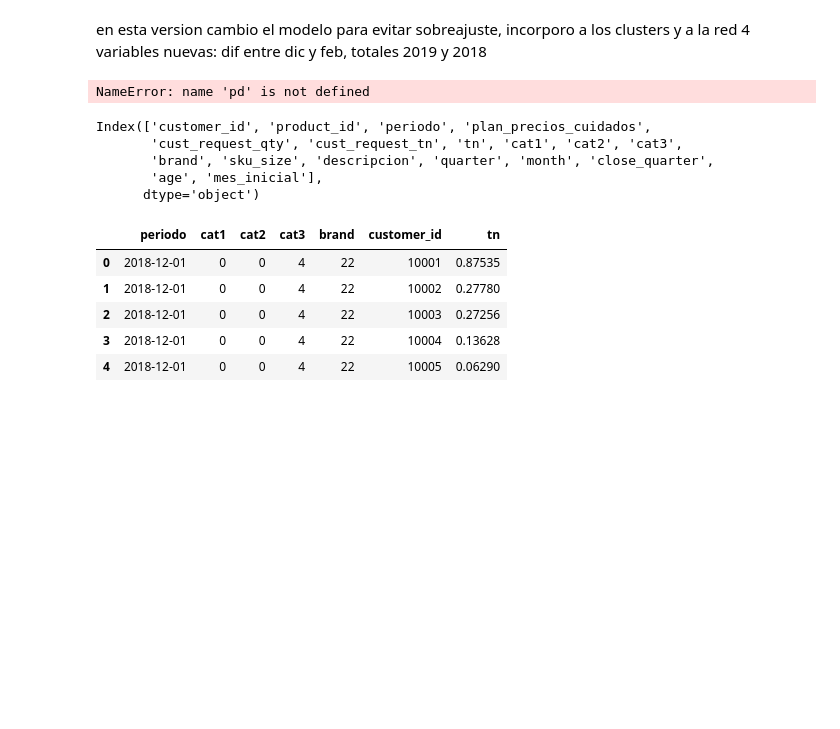
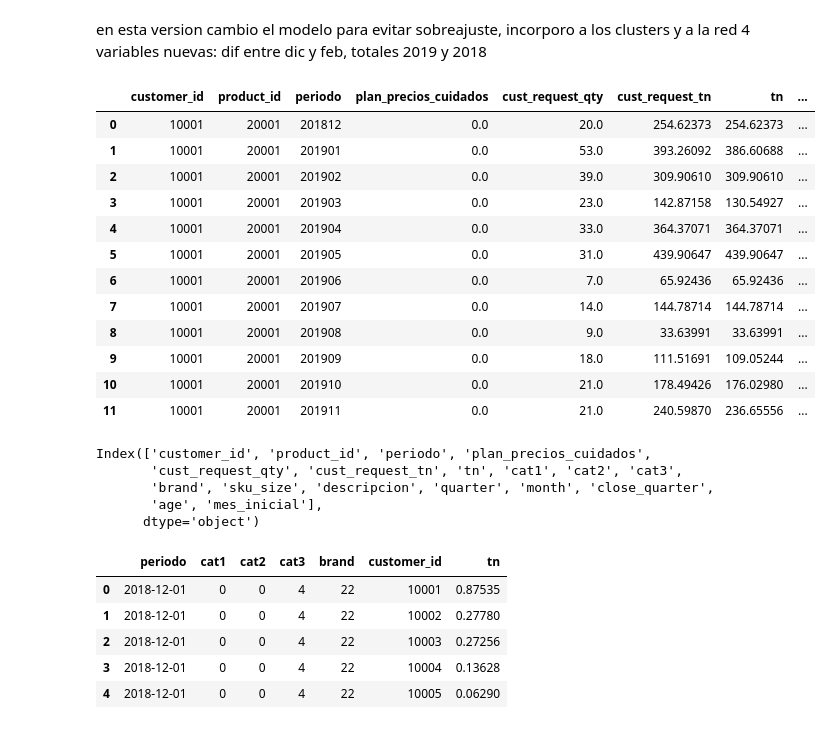
Before and after one commit to VeronicaGarciaRio/labo3-2024v, a Jupyter notebook: modelodtwv2001.ipynb, the cells around one changed output. Saved outputs shown, nothing was run; the diff lists cells and outputs as text; code cells hidden in the pictures; blank space fills up the shorter version.

```diff
--- a/modelodtwv2001.ipynb
+++ b/modelodtwv2001.ipynb
@@ -21,19 +25,32 @@ import tensorflow as tf
 # %%
 # Cargar y preprocesar los datos
-file_path = "C:/Users/Usuario/desktop/vero2/final_dataset_completo_con_ceros.csv"
+file_path= "C:/Users/vgarciario/desktop/UA MASTER/labo3/scripts/labo3-2024v/final_dataset_completo_con_ceros.csv"
+#file_path = "C:/Users/Usuario/desktop/vero2/final_dataset_completo_con_ceros.csv"
 df = pd.read_csv(file_path, sep='\t')
 
 df = df.drop('Unnamed: 0', axis=1)
 df.head(12)
 
 # filtered_df = df[df['product_id'].between(20001, 20012)]
 
 # Opcional: Ver las primeras filas del DataFrame filtrado
 # print(filtered_df.head())
 
 # df=filtered_df
 # %% [output]
-NameError: name 'pd' is not defined
+|  | customer_id | product_id | periodo | plan_precios_cuidados | cust_request_qty | cust_request_tn | tn | ... |
+| 0 | 10001 | 20001 | 201812 | 0.0 | 20.0 | 254.62373 | 254.62373 | ... |
+| 1 | 10001 | 20001 | 201901 | 0.0 | 53.0 | 393.26092 | 386.60688 | ... |
+| 2 | 10001 | 20001 | 201902 | 0.0 | 39.0 | 309.90610 | 309.90610 | ... |
+| 3 | 10001 | 20001 | 201903 | 0.0 | 23.0 | 142.87158 | 130.54927 | ... |
+| 4 | 10001 | 20001 | 201904 | 0.0 | 33.0 | 364.37071 | 364.37071 | ... |
+| 5 | 10001 | 20001 | 201905 | 0.0 | 31.0 | 439.90647 | 439.90647 | ... |
+| 6 | 10001 | 20001 | 201906 | 0.0 | 7.0 | 65.92436 | 65.92436 | ... |
+| 7 | 10001 | 20001 | 201907 | 0.0 | 14.0 | 144.78714 | 144.78714 | ... |
+| 8 | 10001 | 20001 | 201908 | 0.0 | 9.0 | 33.63991 | 33.63991 | ... |
+| 9 | 10001 | 20001 | 201909 | 0.0 | 18.0 | 111.51691 | 109.05244 | ... |
+| 10 | 10001 | 20001 | 201910 | 0.0 | 21.0 | 178.49426 | 176.02980 | ... |
+| 11 | 10001 | 20001 | 201911 | 0.0 | 21.0 | 240.59870 | 236.65556 | ... |
 # %%
 df.columns
 # %% [output]
```
Also changed, not shown: parts of 8 cells of this notebook, 5 other files.
